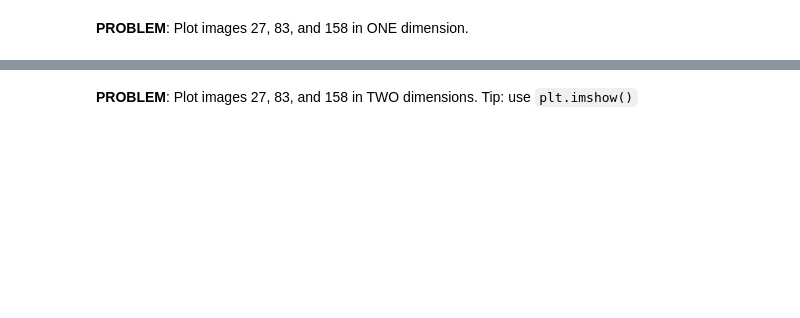
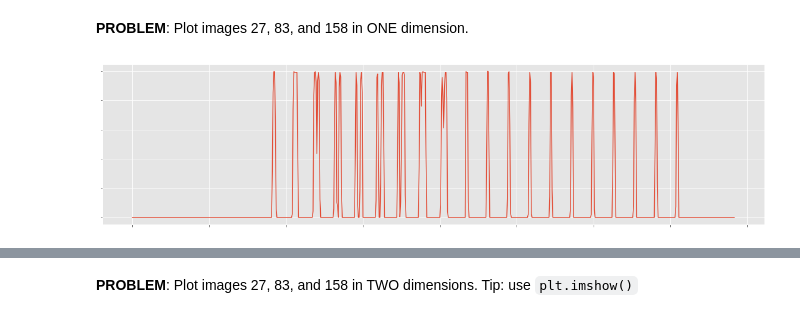
Before and after one commit to kryukovaeks/Data-Science-for-business-EPFL-course, a Jupyter notebook: A4.ipynb, the cells around one changed output, grey strips where cells are left out. Saved outputs shown, nothing was run; the diff lists cells and outputs as text; code cells hidden in the pictures; blank space fills up the shorter version.

```diff
--- a/A4.ipynb
+++ b/A4.ipynb
@@ -728,2 +736,4 @@ df_image=pd.read_
+# %%
+image_df =pd.read_csv('data/image_data.csv')
 # %%
 # View the top rows
@@ -742,3 +809,5 @@ df_image=pd.read_
+# %%
+image_df_norm=image_df.loc[:,'pixel0':]/255.0
 # %% [markdown]
 **PROBLEM**: Inspect distribution of target.
 # %%
@@ -747,3 +830,9 @@ df_image=pd.read_
 **PROBLEM**: Plot images 27, 83, and 158 in ONE dimension.
 # %%
 # Plot images 27, 83, and 158 in one dimension
+plt.subplots(figsize=(20, 5))
+
+image_df_norm.loc[27,'pixel0':].plot()
+plt.show()
+# %% [output]
+[figure, added]
```
Also changed, not shown: parts of 84 cells of this notebook.
